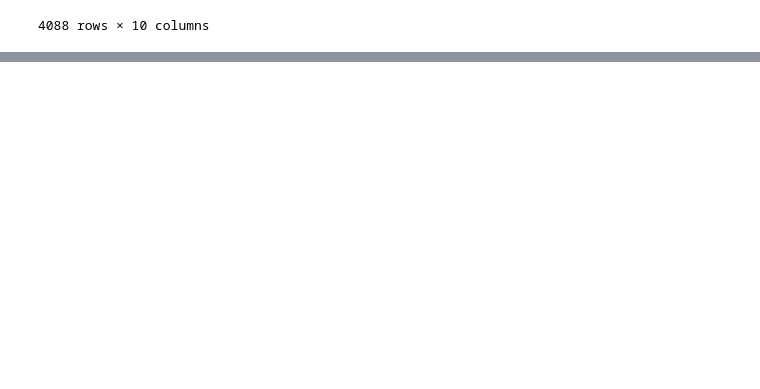
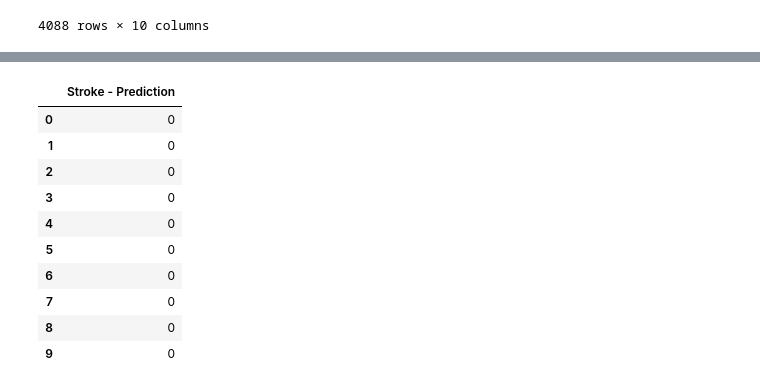
Before and after one commit to gdeondyj/learning_journal, a Jupyter notebook: phase_1/h8dsft_SVM.ipynb, the cells around one changed output, grey strips where cells are left out. Drawn from its saved outputs; the diff is of its cells as text; code cells hidden in the pictures; blank space fills up the shorter version.

```diff
--- a/phase_1/h8dsft_SVM.ipynb
+++ b/phase_1/h8dsft_SVM.ipynb
@@ -191,3 +189,5 @@ model = SVC(kernel ='poly', degree = 5)
+# %%
+model = svm.SVC()
 # %%
 model.fit(X_train_final, y_train)
 # %% [output]
@@ -219,0 +228,16 @@ weighted avg       0.90      0.95      0.92      1022
+# %%
+y_pred_inf = model.predict(data_inf_final)
+y_pred_inf_df = pd.DataFrame(y_pred_inf, columns=['Stroke - Prediction'])
+y_pred_inf_df
+# %% [output]
+|  | Stroke - Prediction |
+| 0 | 0 |
+| 1 | 0 |
+| 2 | 0 |
+| 3 | 0 |
+| 4 | 0 |
+| 5 | 0 |
+| 6 | 0 |
+| 7 | 0 |
+| 8 | 0 |
+| 9 | 0 |
```
Also changed, not shown: parts of 10 cells of this notebook.
